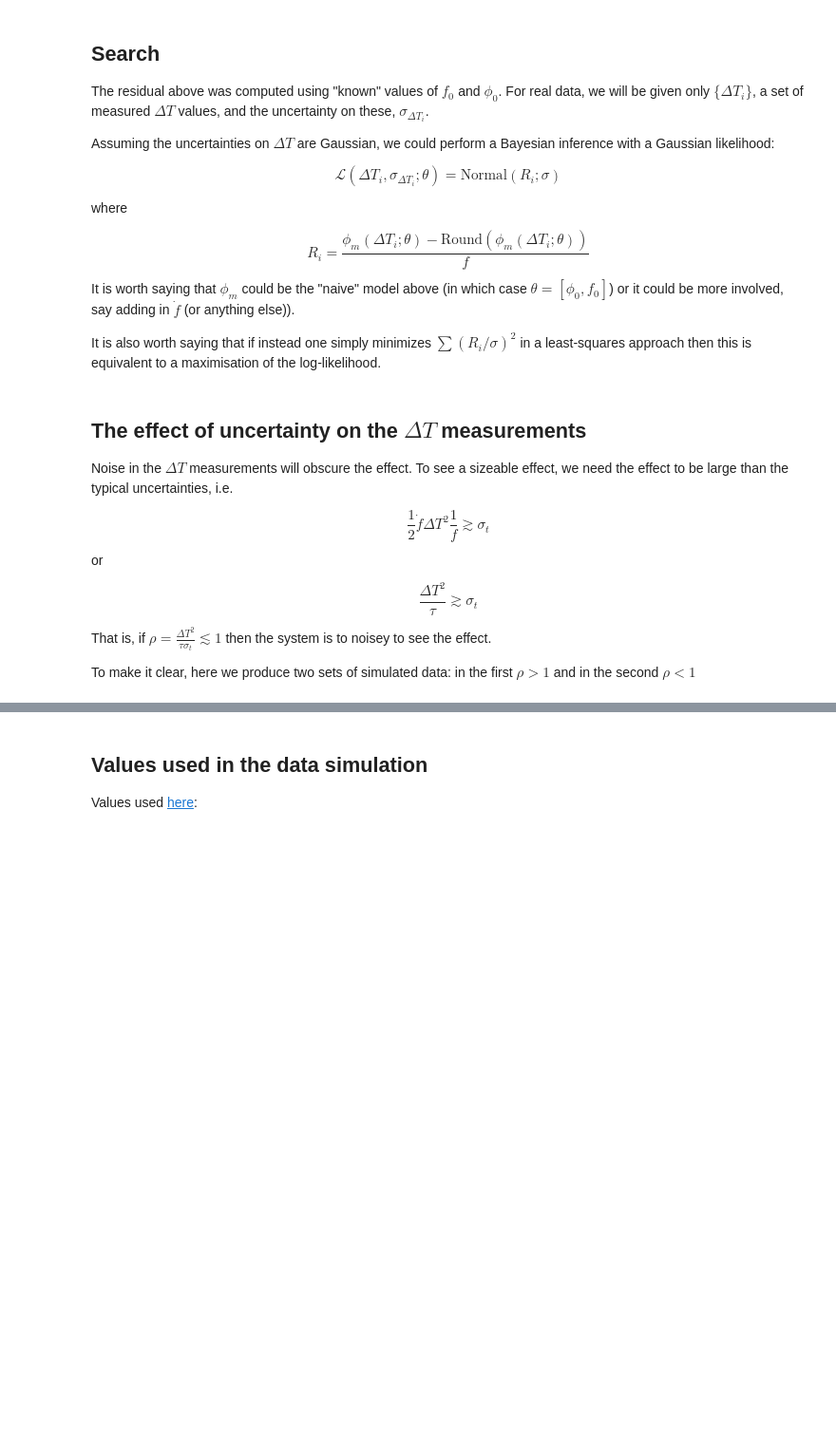
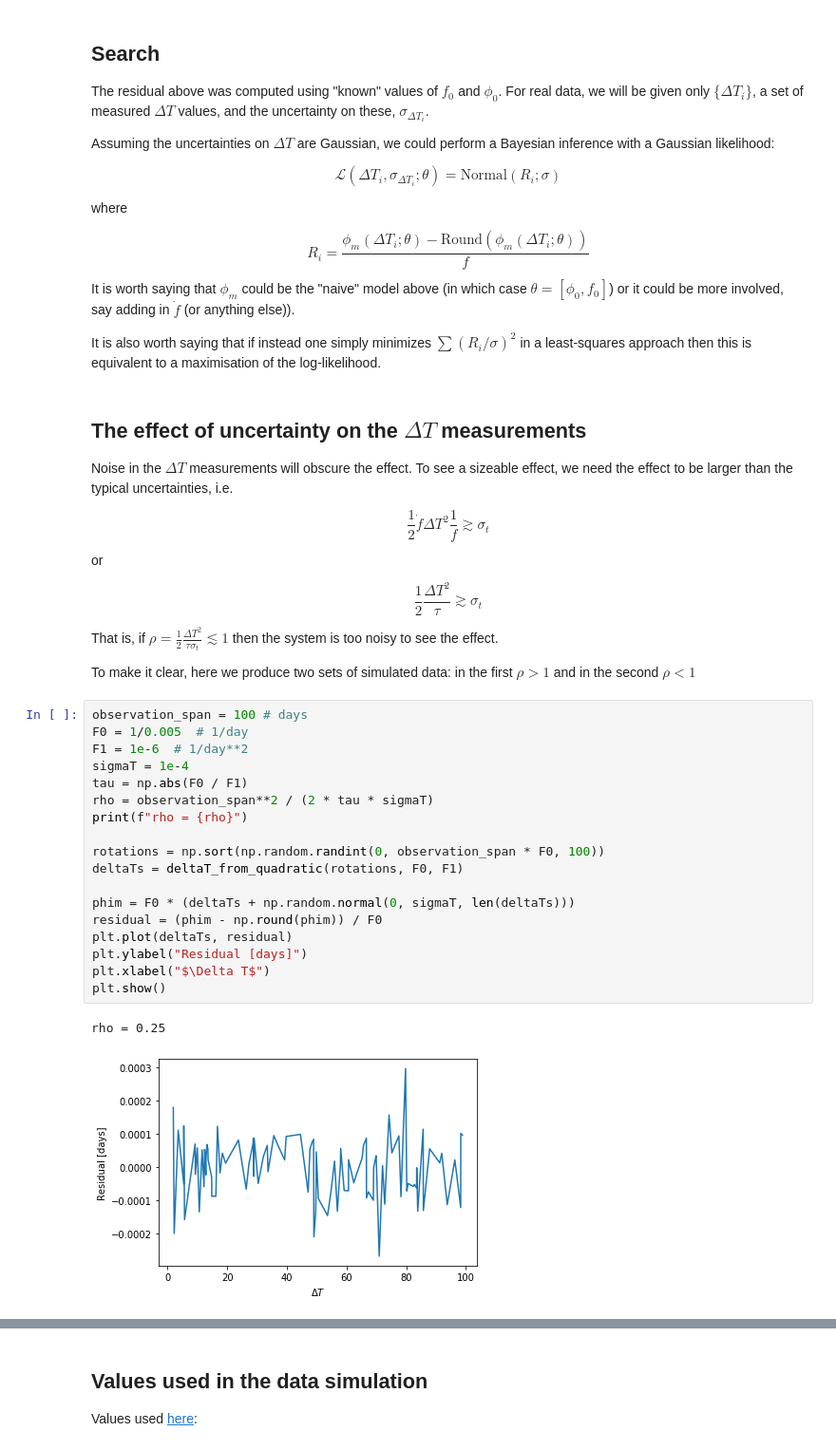
Before and after one commit to mcoughlin/gwemlisa, a Jupyter notebook: bilby_end_to_end/Notes.ipynb, the cells around one changed output, grey strips where cells are left out. Shown at 95% size. Drawn from its saved outputs; the diff is of its cells as text; blank space fills up the shorter version.

```diff
--- a/bilby_end_to_end/Notes.ipynb
+++ b/bilby_end_to_end/Notes.ipynb
@@ -98,15 +100,36 @@ It is also worth saying that if instead one simply minimizes $\sum (R_i/\sigma)^
 # %% [markdown]
 ## The effect of uncertainty on the $\Delta T$ measurements
 
-Noise in the $\Delta T$ measurements will obscure the effect. To see a sizeable effect, we need the effect to be large than the typical uncertainties, i.e.
+Noise in the $\Delta T$ measurements will obscure the effect. To see a sizeable effect, we need the effect to be larger than the typical uncertainties, i.e.
 
 $$ \frac{1}{2}\dot{f}\Delta T^2\frac{1}{f} \gtrsim \sigma_t $$
 
 or
 
-$$ \frac{\Delta T^2}{\tau} \gtrsim \sigma_t $$
+$$ \frac{1}{2}\frac{\Delta T^2}{\tau} \gtrsim \sigma_t $$
 
-That is, if $\rho = \frac{\Delta T^2}{\tau \sigma_t} \lesssim 1$ then the system is to noisey to see the effect.
+That is, if $\rho = \frac{1}{2}\frac{\Delta T^2}{\tau \sigma_t} \lesssim 1$ then the system is too noisy to see the effect.
 
 To make it clear, here we produce two sets of simulated data: in the first $\rho > 1$ and in the second $\rho < 1$
+# %%
+observation_span = 100 # days
+F0 = 1/0.005  # 1/day
+F1 = 1e-6  # 1/day**2
+sigmaT = 1e-4
+tau = np.abs(F0 / F1)
+rho = observation_span**2 / (2 * tau * sigmaT)
+print(f"rho = {rho}")
+
+rotations = np.sort(np.random.randint(0, observation_span * F0, 100))
+deltaTs = deltaT_from_quadratic(rotations, F0, F1)
+
+phim = F0 * (deltaTs + np.random.normal(0, sigmaT, len(deltaTs)))
+residual = (phim - np.round(phim)) / F0
+plt.plot(deltaTs, residual)
+plt.ylabel("Residual [days]")
+plt.xlabel("$\Delta T$")
+plt.show()
+# %% [output]
+rho = 0.25
+[figure, added]
 # %%
```
Also changed, not shown: parts of 7 cells of this notebook.
